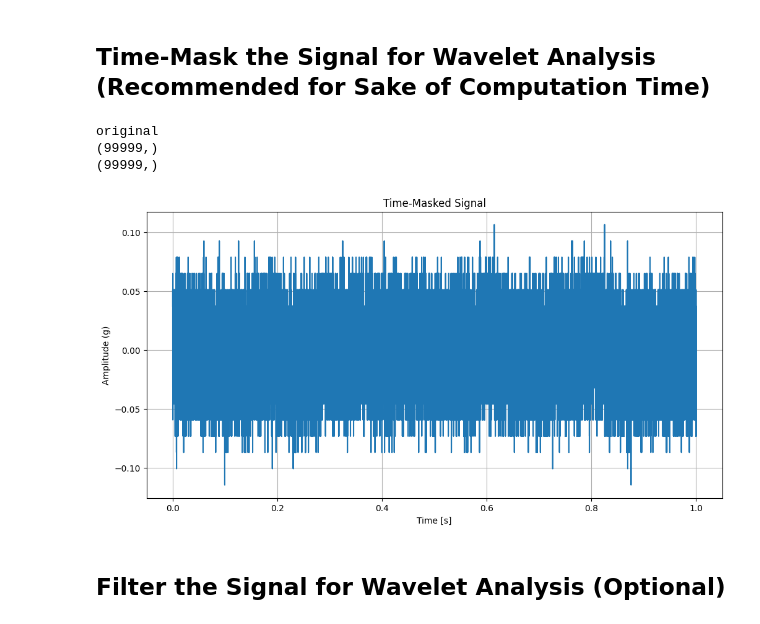
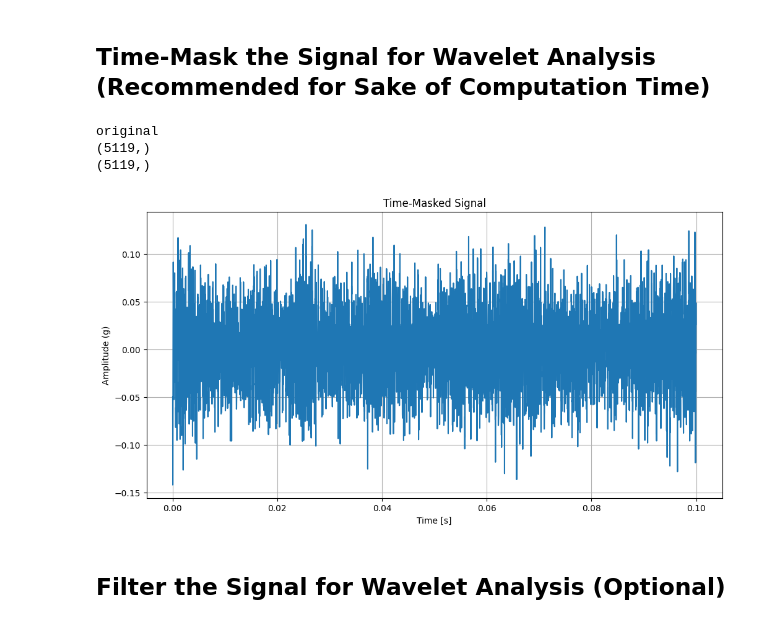
Before and after one commit to spier16/NED3-Flow-Loop-Analysis, a Jupyter notebook: accelerometer-labview/Labview_Accelerometer_CWT_Analysis.ipynb, the cells around one changed output. Drawn from its saved outputs; the diff is of its cells as text; code cells hidden in the pictures.

Commit message:
corrected lvm accelerometer example

```diff
--- a/accelerometer-labview/Labview_Accelerometer_CWT_Analysis.ipynb
+++ b/accelerometer-labview/Labview_Accelerometer_CWT_Analysis.ipynb
@@ -162,6 +162,6 @@ Sampling Period: 1e-05 s
 # %%
 raw_time = raw_df['X_Value'].values
-raw_signal = raw_df['Accelerometer'].values
+raw_signal = raw_df['Acceleration_0'].values
 sampling_period = raw_time[1] - raw_time[0]
 sampling_frequency = 1 / sampling_period
 print(f"Sampling Frequency: {sampling_frequency} Hz")
@@ -413,7 +413,7 @@ Exception:
 ## Time-Mask the Signal for Wavelet Analysis (Recommended for Sake of Computation Time)
 # %%
 start_time = 0
-end_time = 1
+end_time = .1
 
 original_or_synthetic = ""
 while True:
@@ -430,36 +430,36 @@ if original_or_synthetic == "original":
     # Process original signal
     mask = (raw_time > start_time)
     if end_time is not None:
         mask = (raw_time > start_time) & (raw_time < end_time)
     time = raw_time[mask]
     signal = raw_signal[mask]
     signal = signal - np.mean(signal)  # Remove any y-axis offset
 
 elif original_or_synthetic == "synthetic":
     # Synthetic signal (for comparison)
     mask = (time_synthetic > start_time)
     if end_time is not None:
         mask = (time_synthetic > start_time) & (time_synthetic < end_time)
     time = time_synthetic[mask]
     signal = synthetic_signal[mask]
 
 print(time.shape)
 print(signal.shape)
 
 
 # Plot Time-Masked Raw Signal
 plt.figure(figsize=(12, 6))
 plt.plot(time, signal)
 plt.title(f'Time-Masked Signal')
 plt.xlabel('Time [s]')
 plt.ylabel('Amplitude (g)')
 plt.grid(True)
 plt.show()
 # %% [output]
 original
-(99999,)
-(99999,)
+(5119,)
+(5119,)
-[figure, old version]
+[figure, new version]
 # %% [markdown]
 ## Filter the Signal for Wavelet Analysis (Optional)
 # %%
```
Also changed, not shown: parts of 12 cells of this notebook, 1 other file.
